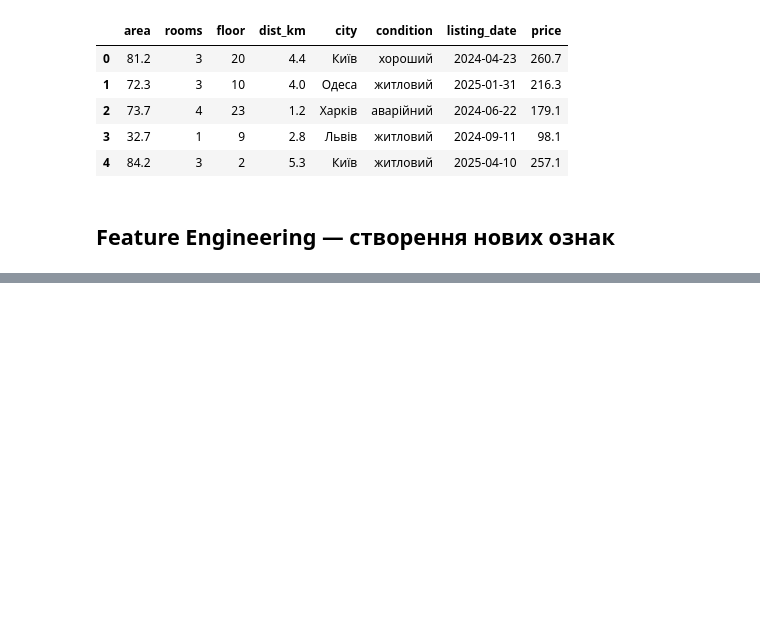
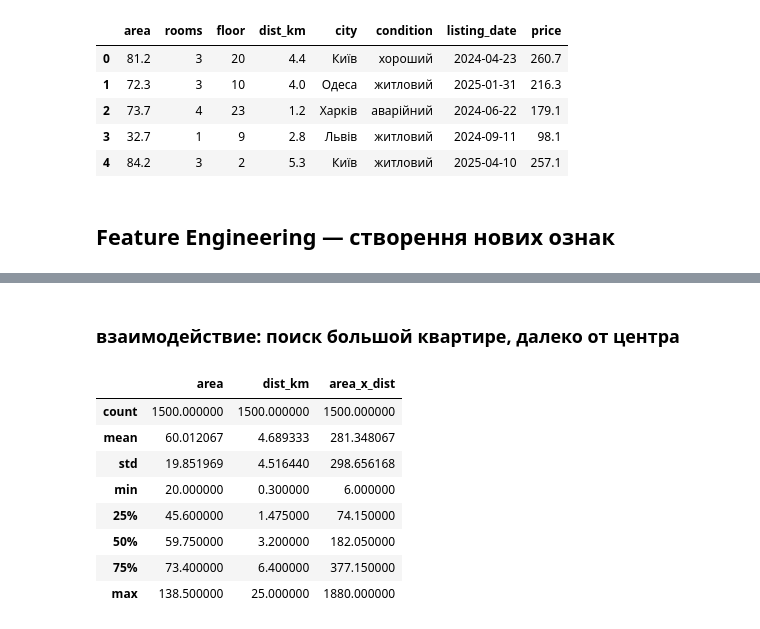
Before and after one commit to NatalieAleksandrova2026/Analysis_Cafe_Sales, a Jupyter notebook: ML/ML_feature_engineering_categorical_features.ipynb, the cells around one changed output, grey strips where cells are left out. Saved outputs shown, nothing was run; the diff lists cells and outputs as text; code cells hidden in the pictures; blank space fills up the shorter version.

Commit message:
feature engin: added 4 columns (area_per_room, area_x_dist, is_central, floor_group

```diff
--- a/ML/ML_feature_engineering_categorical_features.ipynb
+++ b/ML/ML_feature_engineering_categorical_features.ipynb
@@ -55,3 +55,6 @@ apt.head()
 | 4 | 84.2 | 3 | 2 | 5.3 | Київ | житловий | 2025-04-10 | 257.1 |
 # %% [markdown]
 ## Feature Engineering — створення нових ознак
+# %%
+df = apt.copy()
+df.head()
@@ -57,0 +70,3 @@ apt.head()
+# %%
+df['area_per_room'] = (df.area / df.rooms).round(1)
+df[['area', 'rooms', 'area_per_room']].head()
@@ -57,0 +80,16 @@ apt.head()
+# %% [markdown]
+### взаимодействие: поиск большой квартире, далеко от центра
+# %%
+df['area_x_dist'] = (df.area * df.dist_km).round(1)
+df[['area', 'dist_km', 'area_x_dist']].head()
+df[['area', 'dist_km', 'area_x_dist']].describe()
+# %% [output]
+|  | area | dist_km | area_x_dist |
+| count | 1500.000000 | 1500.000000 | 1500.000000 |
+| mean | 60.012067 | 4.689333 | 281.348067 |
+| std | 19.851969 | 4.516440 | 298.656168 |
+| min | 20.000000 | 0.300000 | 6.000000 |
+| 25% | 45.600000 | 1.475000 | 74.150000 |
+| 50% | 59.750000 | 3.200000 | 182.050000 |
+| 75% | 73.400000 | 6.400000 | 377.150000 |
+| max | 138.500000 | 25.000000 | 1880.000000 |
```
Also changed, not shown: parts of 7 cells of this notebook.
